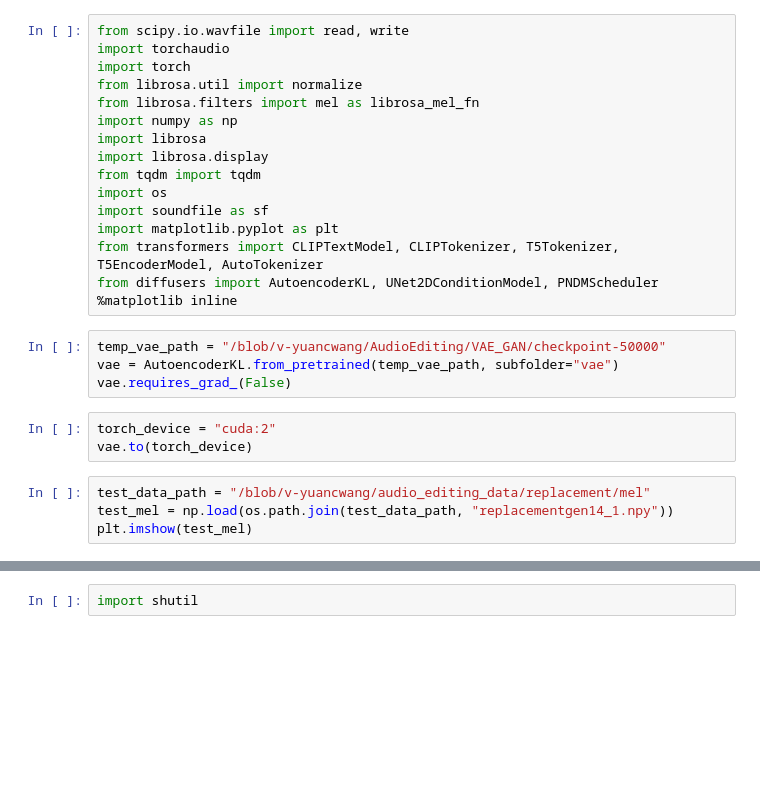
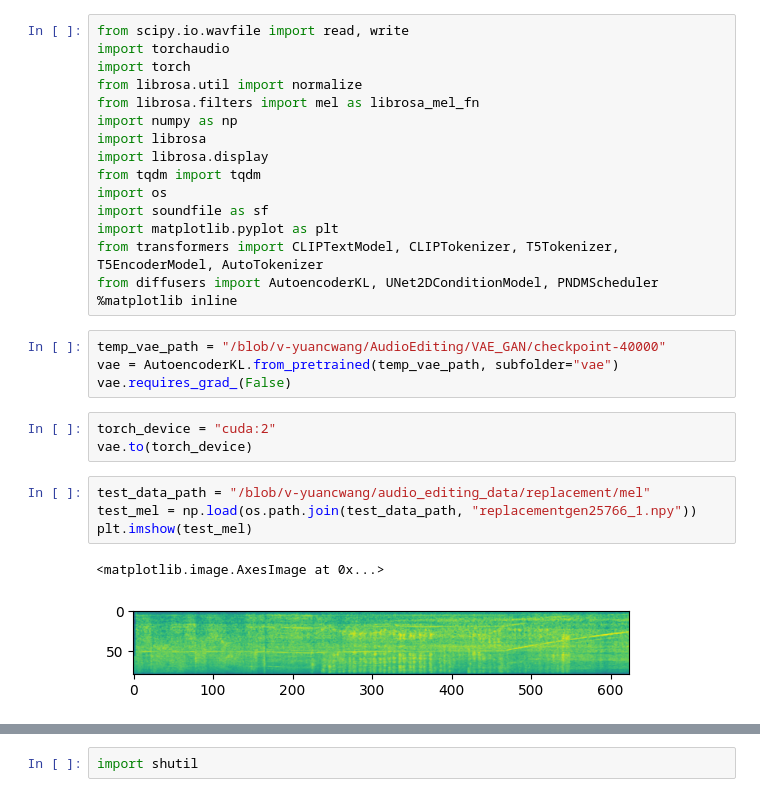
Before and after one commit to HeCheng0625/AudioEditing, a Jupyter notebook: test_temp.ipynb, the cells around one changed output, grey strips where cells are left out. Cells and saved outputs as stored; diff of their text form; blank space fills up the shorter version.

```diff
--- a/test_temp.ipynb
+++ b/test_temp.ipynb
@@ -15,7 +15,7 @@ from transformers import CLIPTextModel, CLIPTokenizer, T5Tokenizer, T5EncoderMod
 from diffusers import AutoencoderKL, UNet2DConditionModel, PNDMScheduler
 %matplotlib inline
 # %%
-temp_vae_path = "/blob/v-yuancwang/AudioEditing/VAE_GAN/checkpoint-50000"
+temp_vae_path = "/blob/v-yuancwang/AudioEditing/VAE_GAN/checkpoint-40000"
 vae = AutoencoderKL.from_pretrained(temp_vae_path, subfolder="vae")
 vae.requires_grad_(False)
 # %%
@@ -23,8 +23,11 @@ torch_device = "cuda:2"
 vae.to(torch_device)
 # %%
 test_data_path = "/blob/v-yuancwang/audio_editing_data/replacement/mel"
-test_mel = np.load(os.path.join(test_data_path, "replacementgen14_1.npy"))
+test_mel = np.load(os.path.join(test_data_path, "replacementgen25766_1.npy"))
 plt.imshow(test_mel)
+# %% [output]
+<matplotlib.image.AxesImage at 0x...>
+[figure, added]
 # %%
 librosa.display.specshow(test_mel, sr=16000, hop_length=256, x_axis='time', y_axis='mel')
 plt.show()
```
Also changed, not shown: parts of 4 cells of this notebook, 5 other files.
